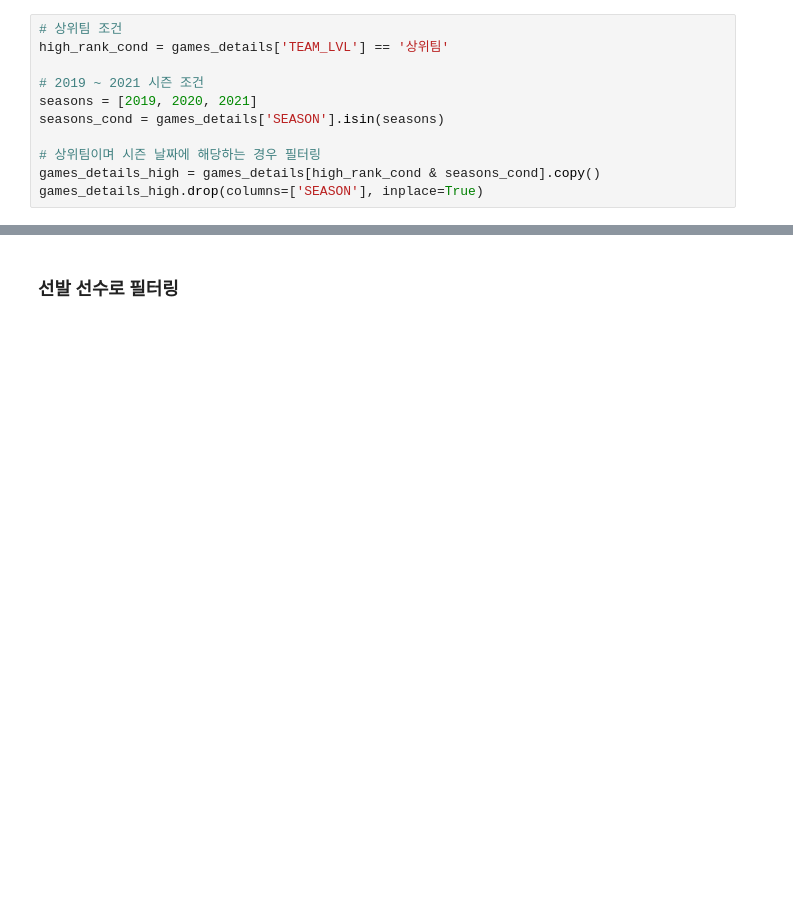
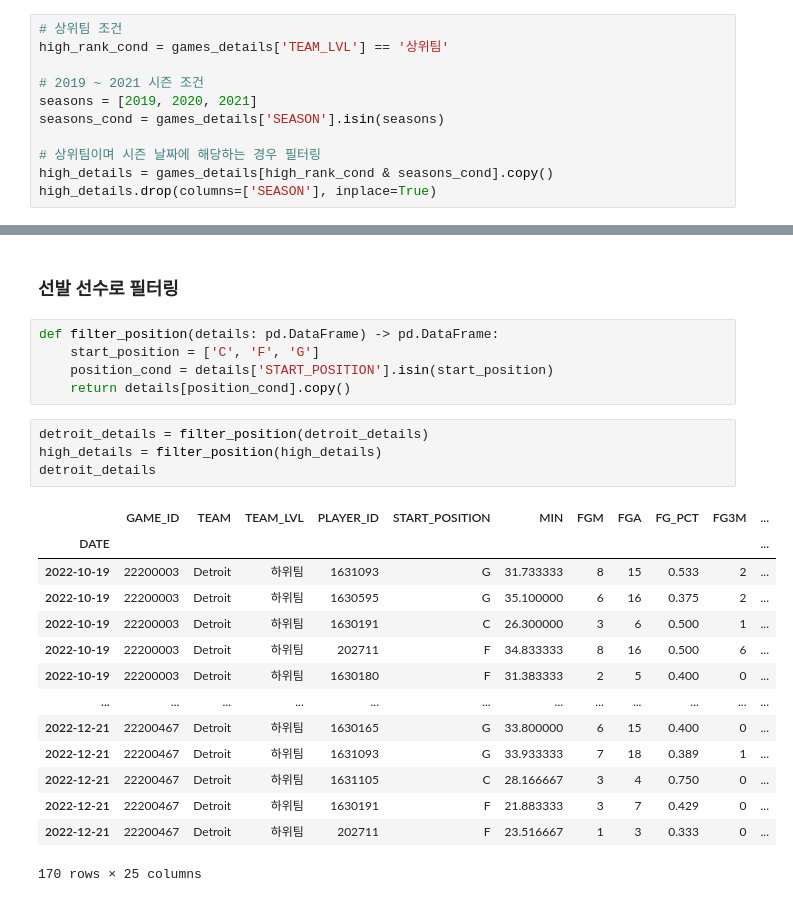
Before and after one commit to cye2020/Project1, a Jupyter notebook: src/analyze.ipynb, the cells around one changed output, grey strips where cells are left out. Cells and saved outputs as stored; diff of their text form; blank space fills up the shorter version.

```diff
--- a/src/analyze.ipynb
+++ b/src/analyze.ipynb
@@ -15,8 +16,8 @@ seasons = [2019, 2020, 2021]
 seasons_cond = games_details['SEASON'].isin(seasons)
 
 # 상위팀이며 시즌 날짜에 해당하는 경우 필터링
-games_details_high = games_details[high_rank_cond & seasons_cond].copy()
-games_details_high.drop(columns=['SEASON'], inplace=True)
+high_details = games_details[high_rank_cond & seasons_cond].copy()
+high_details.drop(columns=['SEASON'], inplace=True)
 # %%
 detroit_cond = games_details['TEAM'] == 'Detroit'
 season = 2022
@@ -43,3 +44,27 @@ detroit_details
 364 rows × 25 columns
 # %% [markdown]
 ### 선발 선수로 필터링
+# %%
+def filter_position(details: pd.DataFrame) -> pd.DataFrame:
+    start_position = ['C', 'F', 'G']
+    position_cond = details['START_POSITION'].isin(start_position)
+    return details[position_cond].copy()
+# %%
+detroit_details = filter_position(detroit_details)
+high_details = filter_position(high_details)
+detroit_details
+# %% [output]
+|  | GAME_ID | TEAM | TEAM_LVL | PLAYER_ID | START_POSITION | MIN | FGM | FGA | FG_PCT | FG3M | ... |
+| DATE |  |  |  |  |  |  |  |  |  |  | ... |
+| 2022-10-19 | 22200003 | Detroit | 하위팀 | 1631093 | G | 31.733333 | 8 | 15 | 0.533 | 2 | ... |
+| 2022-10-19 | 22200003 | Detroit | 하위팀 | 1630595 | G | 35.100000 | 6 | 16 | 0.375 | 2 | ... |
+| 2022-10-19 | 22200003 | Detroit | 하위팀 | 1630191 | C | 26.300000 | 3 | 6 | 0.500 | 1 | ... |
+| 2022-10-19 | 22200003 | Detroit | 하위팀 | 202711 | F | 34.833333 | 8 | 16 | 0.500 | 6 | ... |
+| 2022-10-19 | 22200003 | Detroit | 하위팀 | 1630180 | F | 31.383333 | 2 | 5 | 0.400 | 0 | ... |
+| ... | ... | ... | ... | ... | ... | ... | ... | ... | ... | ... | ... |
+| 2022-12-21 | 22200467 | Detroit | 하위팀 | 1630165 | G | 33.800000 | 6 | 15 | 0.400 | 0 | ... |
+| 2022-12-21 | 22200467 | Detroit | 하위팀 | 1631093 | G | 33.933333 | 7 | 18 | 0.389 | 1 | ... |
+| 2022-12-21 | 22200467 | Detroit | 하위팀 | 1631105 | C | 28.166667 | 3 | 4 | 0.750 | 0 | ... |
+| 2022-12-21 | 22200467 | Detroit | 하위팀 | 1630191 | F | 21.883333 | 3 | 7 | 0.429 | 0 | ... |
+| 2022-12-21 | 22200467 | Detroit | 하위팀 | 202711 | F | 23.516667 | 1 | 3 | 0.333 | 0 | ... |
+170 rows × 25 columns
```
Also changed, not shown: parts of 22 cells of this notebook, 5 other files.
